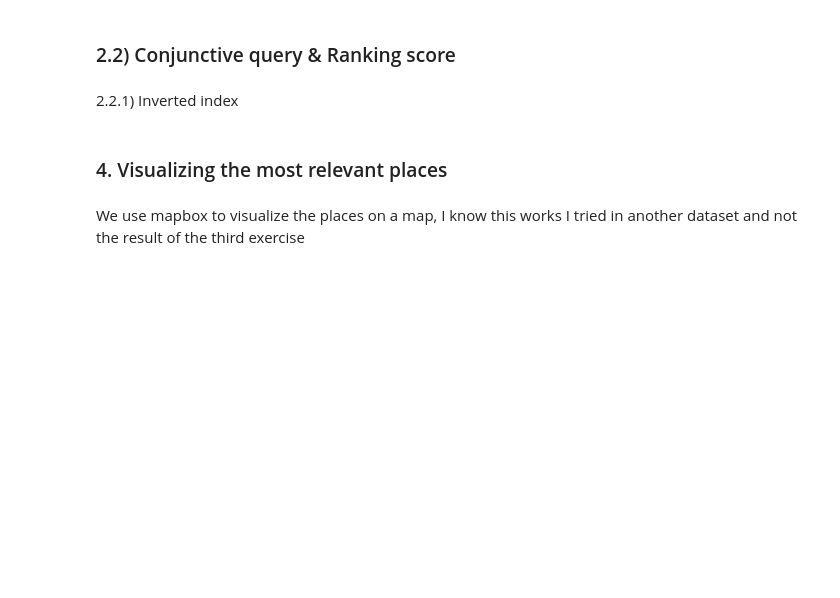
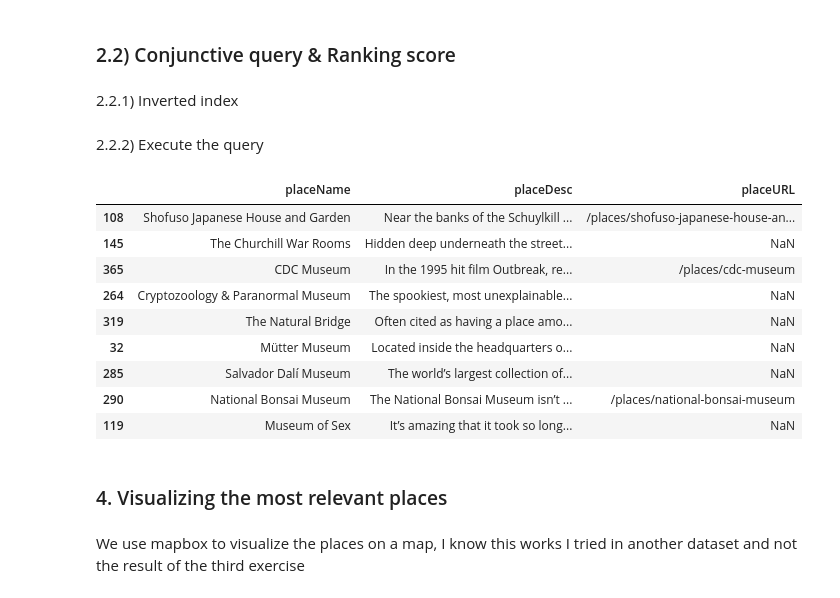
Before and after one commit to sophiaBalestrucci/ADM-HW3, a Jupyter notebook: main.ipynb, the cells around one changed output. Cells and saved outputs as stored; diff of their text form; code cells hidden in the pictures; blank space fills up the shorter version.

```diff
--- a/main.ipynb
+++ b/main.ipynb
@@ -347,6 +347,56 @@ for word, item_id in word_dict.items():
         result.append((doc, tfidf))
     term_idf[item_id] = idf
     inverted_idx2[item_id] = result
+# %%
+def cos_sim(query, doc):
+
+    query = query.strip().split()
+
+    query_tfidf = {}
+    tf = 1/len(query)
+    for word in query:
+        query_tfidf[word_dict[word]] = term_idf[word_dict[word]] * tf
+
+    dot_product = 0
+    query_norm = 0
+    for item_id, q_tfidf in query_tfidf.items():
+        query_norm += q_tfidf ** 2
+        doc_tfidf = [pair[1] for pair in inverted_idx2[item_id] if pair[0] == doc] # either [tfidf_{term,doc}] or []
+        if doc_tfidf:
+            dot_product += q_tfidf * doc_tfidf[0]
+
+    doc_norm = 0
+    for item_id, docList in inverted_idx2.items():
+        tfidf = [pair[1] for pair in docList if pair[0] == doc]
+        if tfidf:
+            doc_norm += tfidf[0] ** 2
+    doc_norm = doc_norm ** 0.5
+
+    return dot_product / (query_norm * doc_norm)
+# %% [markdown]
+2.2.2) Execute the query
+# %%
+def serch2(query_str):
+    results = [set(inverted_idx[item]) for item in [word_dict[word] for word in stem_text(query_str)]]
+    conjuctive=set(reduce(lambda x,y: x.intersection(y), results))
+    data_conj = data.loc[conjuctive]\
+                .sort_index(key=lambda docs : [cos_sim(query_str, doc) for doc in docs])\
+                [['placeName', 'placeDesc', 'placeURL']]
+
+    return data_conj
+# %%
+serch2('america museum')
+# %% [output]
+|  | placeName | placeDesc | placeURL |
+| 108 | Shofuso Japanese House and Garden | Near the banks of the Schuylkill ... | /places/shofuso-japanese-house-an... |
+| 145 | The Churchill War Rooms | Hidden deep underneath the street... | NaN |
+| 365 | CDC Museum | In the 1995 hit film Outbreak, re... | /places/cdc-museum |
+| 264 | Cryptozoology & Paranormal Museum | The spookiest, most unexplainable... | NaN |
+| 319 | The Natural Bridge | Often cited as having a place amo... | NaN |
+| 32 | Mütter Museum | Located inside the headquarters o... | NaN |
+| 285 | Salvador Dalí Museum | The world’s largest collection of... | NaN |
+| 290 | National Bonsai Museum | The National Bonsai Museum isn’t ... | /places/national-bonsai-museum |
+| 119 | Museum of Sex | It’s amazing that it took so long... | NaN |
 # %% [markdown]
 ### 4. Visualizing the most relevant places
 # %% [markdown]
```
Also changed, not shown: parts of 9 cells of this notebook.
